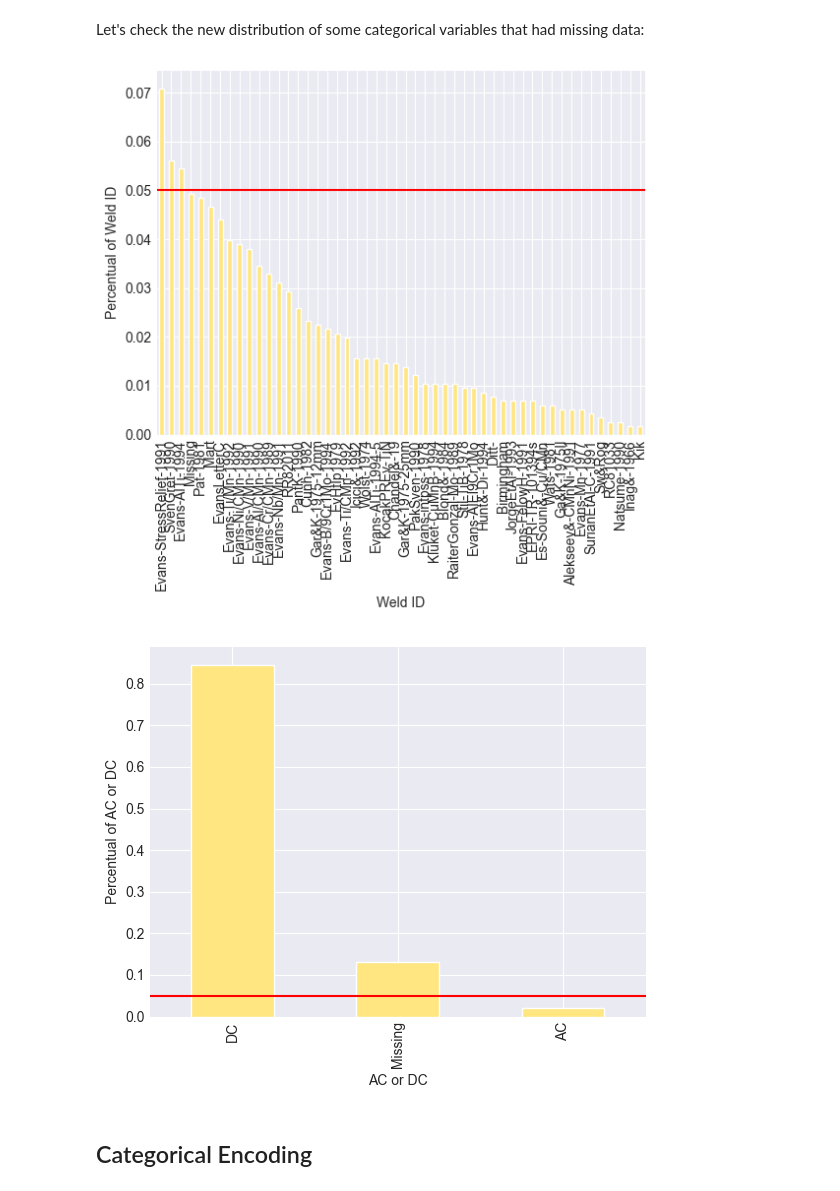
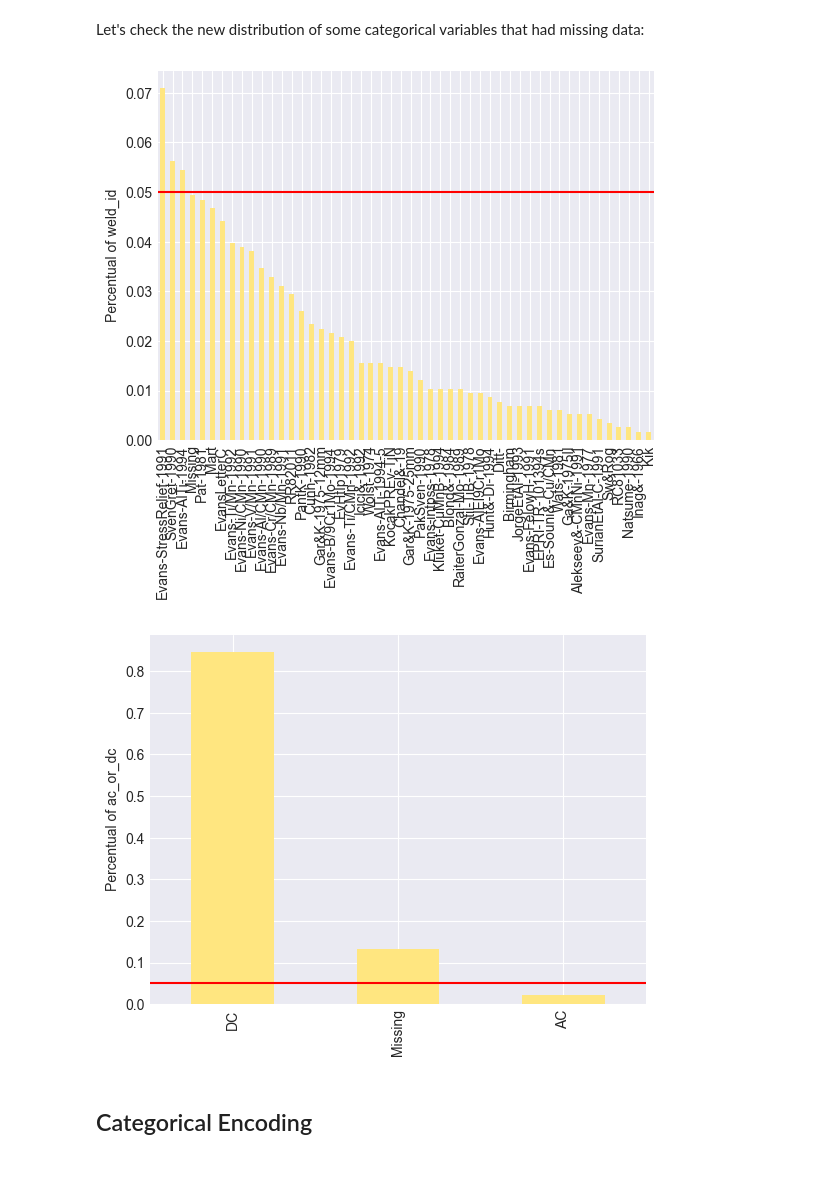
Before and after one commit to mateusgoto01/appAutoProject, a Jupyter notebook: 2_DataPreprocessing.ipynb, the cells around one changed output. Cells and saved outputs as stored; diff of their text form; code cells hidden in the pictures.

```diff
--- a/2_DataPreprocessing.ipynb
+++ b/2_DataPreprocessing.ipynb
@@ -59,3 +52,6 @@ target_variable_names=["Yield strength / MPa",
+# %%
+target_variable_names=["yield_strength",
+"ultimate_tensile_strength",]
 # %%
 X_train=pd.read_csv('data/train.csv',)
 y_train=X_train[target_variable_names]
@@ -125,13 +121,13 @@ def verify_pct_of_categories(X_train,feature_names):
     fig.set_ylabel(f'Percentual of {feature}')
     plt.show()
 # %%
-verify_pct_of_categories(X_train,['Weld ID'])
+verify_pct_of_categories(X_train,['weld_id'])
 # %% [output]
-[figure, old version]
+[figure, new version]
 # %%
-verify_pct_of_categories(X_train,['AC or DC'])
+verify_pct_of_categories(X_train,['ac_or_dc'])
 # %% [output]
-[figure, old version]
+[figure, new version]
 # %% [markdown]
 ## Categorical Encoding
 # %% [markdown]
```
Also changed, not shown: parts of 30 cells of this notebook, 1 other file.
